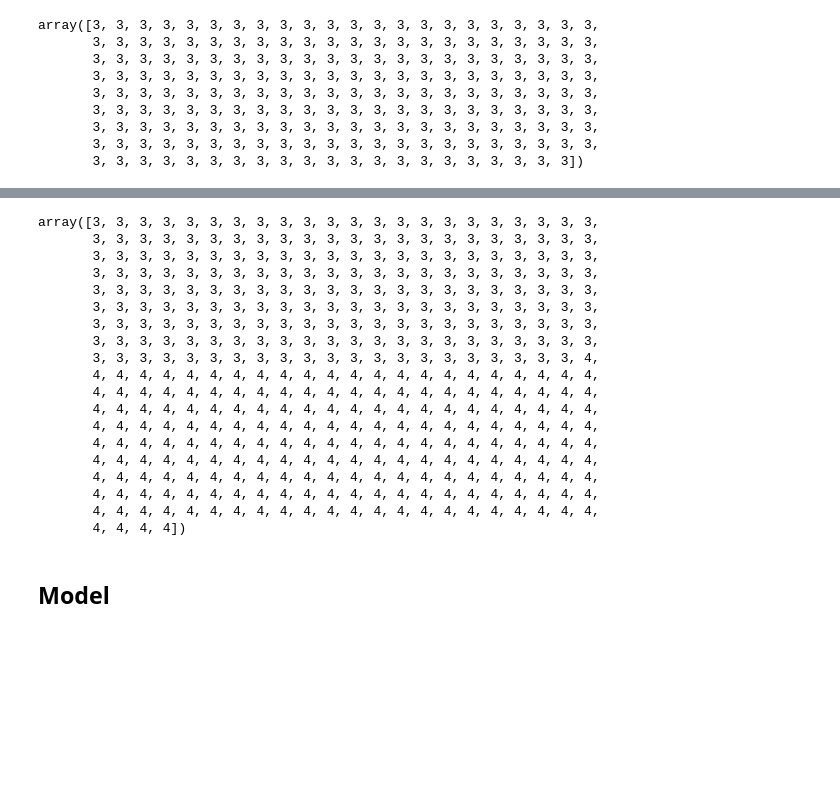
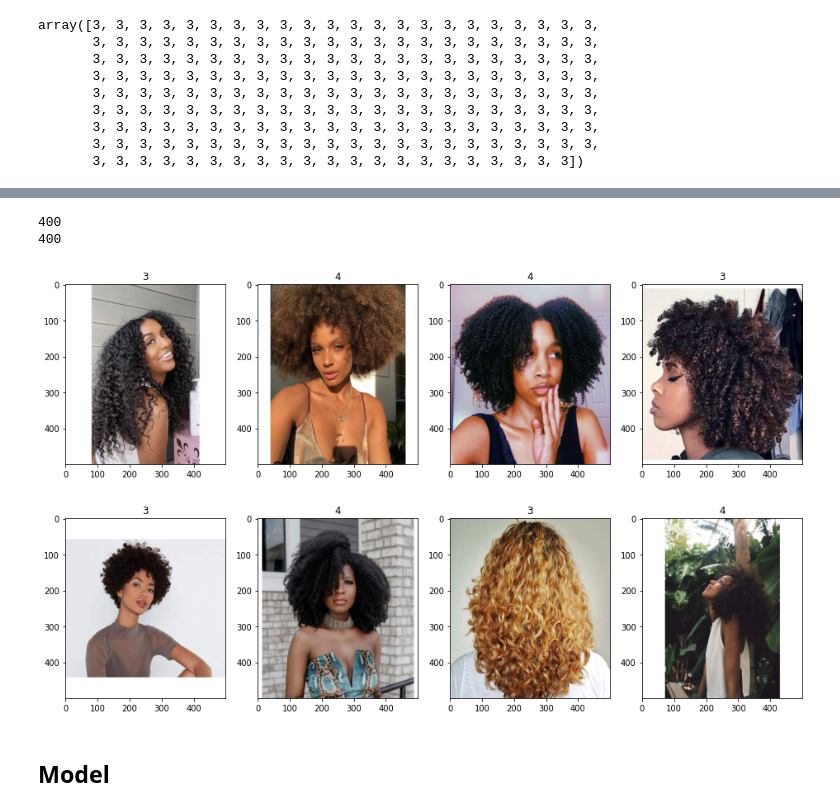
Before and after one commit to Aymeric-B/elle_ebene, a Jupyter notebook: notebooks/aymeric/Baseline model.ipynb, the cells around one changed output, grey strips where cells are left out. Cells and saved outputs as stored; diff of their text form; code cells hidden in the pictures; blank space fills up the shorter version.

```diff
--- a/notebooks/aymeric/Baseline model.ipynb
+++ b/notebooks/aymeric/Baseline model.ipynb
@@ -98,10 +62,6 @@ On a des rgba et des rgb, il faut convertir les formats.
 # %%
-type3_imgs_rgb = []
-type4_imgs_rgb = []
-for img in type3_imgs:
-    type3_imgs_rgb.append(np.array(img)[:,:,:3])
-for img in type4_imgs:
-    type4_imgs_rgb.append(np.array(img)[:,:,:3])
+type3_imgs_rgb = to_numpy_rgb(type3_imgs)
+type4_imgs_rgb = to_numpy_rgb(type4_imgs)
 # %%
 print(type3_imgs_rgb[0].shape)
 print(type4_imgs_rgb[0].shape)
@@ -204,3 +119,0 @@ len(type3_imgs_squared)
-# %%
-type3_imgs_squared = np.asarray(type3_imgs_squared)
-type3_imgs_squared.shape
@@ -209,3 +119,0 @@ type3_imgs_squared.shape
-# %%
-type4_imgs_squared = np.asarray(type4_imgs_squared)
-type4_imgs_squared.shape
@@ -224,22 +119,0 @@ labels.shape
-# %%
-labels
-# %% [output]
-array([3, 3, 3, 3, 3, 3, 3, 3, 3, 3, 3, 3, 3, 3, 3, 3, 3, 3, 3, 3, 3, 3,
-       3, 3, 3, 3, 3, 3, 3, 3, 3, 3, 3, 3, 3, 3, 3, 3, 3, 3, 3, 3, 3, 3,
-       3, 3, 3, 3, 3, 3, 3, 3, 3, 3, 3, 3, 3, 3, 3, 3, 3, 3, 3, 3, 3, 3,
-       3, 3, 3, 3, 3, 3, 3, 3, 3, 3, 3, 3, 3, 3, 3, 3, 3, 3, 3, 3, 3, 3,
-       3, 3, 3, 3, 3, 3, 3, 3, 3, 3, 3, 3, 3, 3, 3, 3, 3, 3, 3, 3, 3, 3,
-       3, 3, 3, 3, 3, 3, 3, 3, 3, 3, 3, 3, 3, 3, 3, 3, 3, 3, 3, 3, 3, 3,
-       3, 3, 3, 3, 3, 3, 3, 3, 3, 3, 3, 3, 3, 3, 3, 3, 3, 3, 3, 3, 3, 3,
-       3, 3, 3, 3, 3, 3, 3, 3, 3, 3, 3, 3, 3, 3, 3, 3, 3, 3, 3, 3, 3, 3,
-       3, 3, 3, 3, 3, 3, 3, 3, 3, 3, 3, 3, 3, 3, 3, 3, 3, 3, 3, 3, 3, 4,
-       4, 4, 4, 4, 4, 4, 4, 4, 4, 4, 4, 4, 4, 4, 4, 4, 4, 4, 4, 4, 4, 4,
-       4, 4, 4, 4, 4, 4, 4, 4, 4, 4, 4, 4, 4, 4, 4, 4, 4, 4, 4, 4, 4, 4,
-       4, 4, 4, 4, 4, 4, 4, 4, 4, 4, 4, 4, 4, 4, 4, 4, 4, 4, 4, 4, 4, 4,
-       4, 4, 4, 4, 4, 4, 4, 4, 4, 4, 4, 4, 4, 4, 4, 4, 4, 4, 4, 4, 4, 4,
-       4, 4, 4, 4, 4, 4, 4, 4, 4, 4, 4, 4, 4, 4, 4, 4, 4, 4, 4, 4, 4, 4,
-       4, 4, 4, 4, 4, 4, 4, 4, 4, 4, 4, 4, 4, 4, 4, 4, 4, 4, 4, 4, 4, 4,
-       4, 4, 4, 4, 4, 4, 4, 4, 4, 4, 4, 4, 4, 4, 4, 4, 4, 4, 4, 4, 4, 4,
-       4, 4, 4, 4, 4, 4, 4, 4, 4, 4, 4, 4, 4, 4, 4, 4, 4, 4, 4, 4, 4, 4,
-       4, 4, 4, 4, 4, 4, 4, 4, 4, 4, 4, 4, 4, 4, 4, 4, 4, 4, 4, 4, 4, 4,
-       4, 4, 4, 4])
@@ -251,3 +122,30 @@ def unison_shuffled_copies(a, b):
+# %%
+X, y = create_dataset([type3_imgs_squared, type4_imgs_squared], [type3_labels, type4_labels])
+# %%
+print(len(X))
+print(len(y))
+# %% [output]
+400
+400
+# %%
+plt.figure(figsize=(16,4))
+for i in range(4):
+    plt.subplot(1,4, i+1)
+    img = X[i]
+    plt.imshow(img, aspect = "auto")
+    plt.title(y[i])
+plt.show()
+
+plt.figure(figsize=(16,4))
+for i in range(4):
+    plt.subplot(1,4, i+1)
+    img = X[4+i]
+    plt.imshow(img, aspect = "auto")
+    plt.title(y[4+i])
+plt.show()
+# %% [output]
+[figure, added]
+[figure, added]
 # %%
 from sklearn.model_selection import train_test_split
 # %% [markdown]
```
Also changed, not shown: parts of 16 cells of this notebook, 2 other files.
